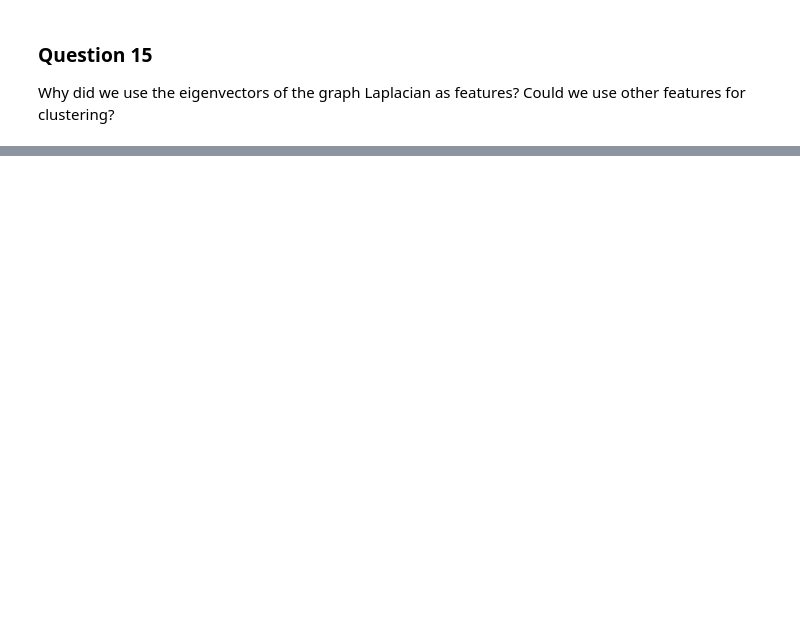
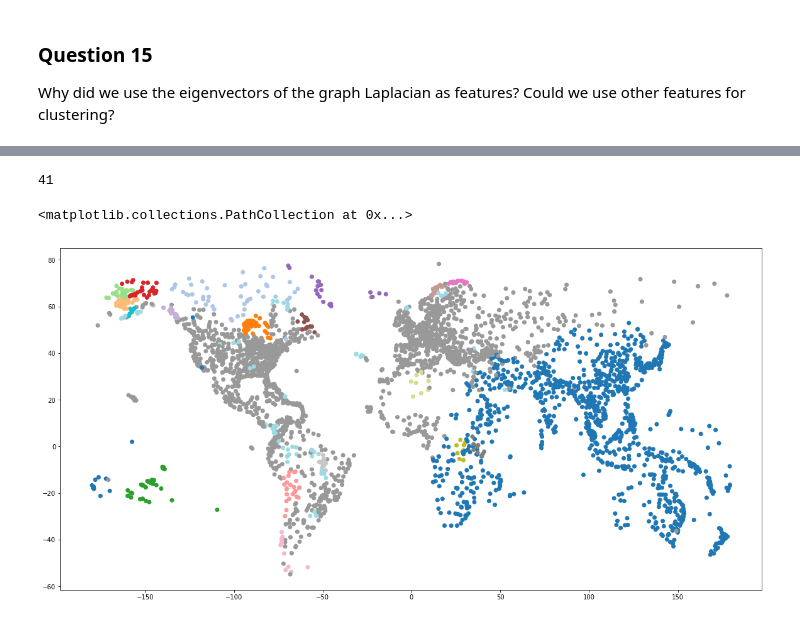
Before and after one commit to rusucosmin/ntp, a Jupyter notebook: 3_spectral_graph_theory.ipynb, the cells around one changed output, grey strips where cells are left out. Cells and saved outputs as stored; diff of their text form; code cells hidden in the pictures; blank space fills up the shorter version.

Commit message:
modul & proofread

```diff
--- a/3_spectral_graph_theory.ipynb
+++ b/3_spectral_graph_theory.ipynb
@@ -371,0 +430,26 @@ We use the components of eigenvectors as features because points that are closed
+# %%
+communities = list(greedy_modularity_communities(graph))
+# %%
+len(communities)
+# %% [output]
+41
+# %%
+d = {}
+for i, c in enumerate(communities):
+    for member in c:
+        d[member] = i
+# %%
+modularity = pd.Series(d).sort_index().tolist()
+# %%
+colors1 = plt.cm.Set1_r(0)
+colors2 = plt.cm.tab20(list(range(40)))
+
+# combine them and build a new colormap
+colors = np.vstack((colors1, colors2))
+mymap = mcolors.ListedColormap(colors)
+# %%
+plt.figure(figsize=(20, 10))
+plt.scatter(locations[:,1], locations[:,0], cmap=mymap, c=modularity)
+# %% [output]
+<matplotlib.collections.PathCollection at 0x...>
+[figure, added]
```
Also changed, not shown: parts of 26 cells of this notebook.
